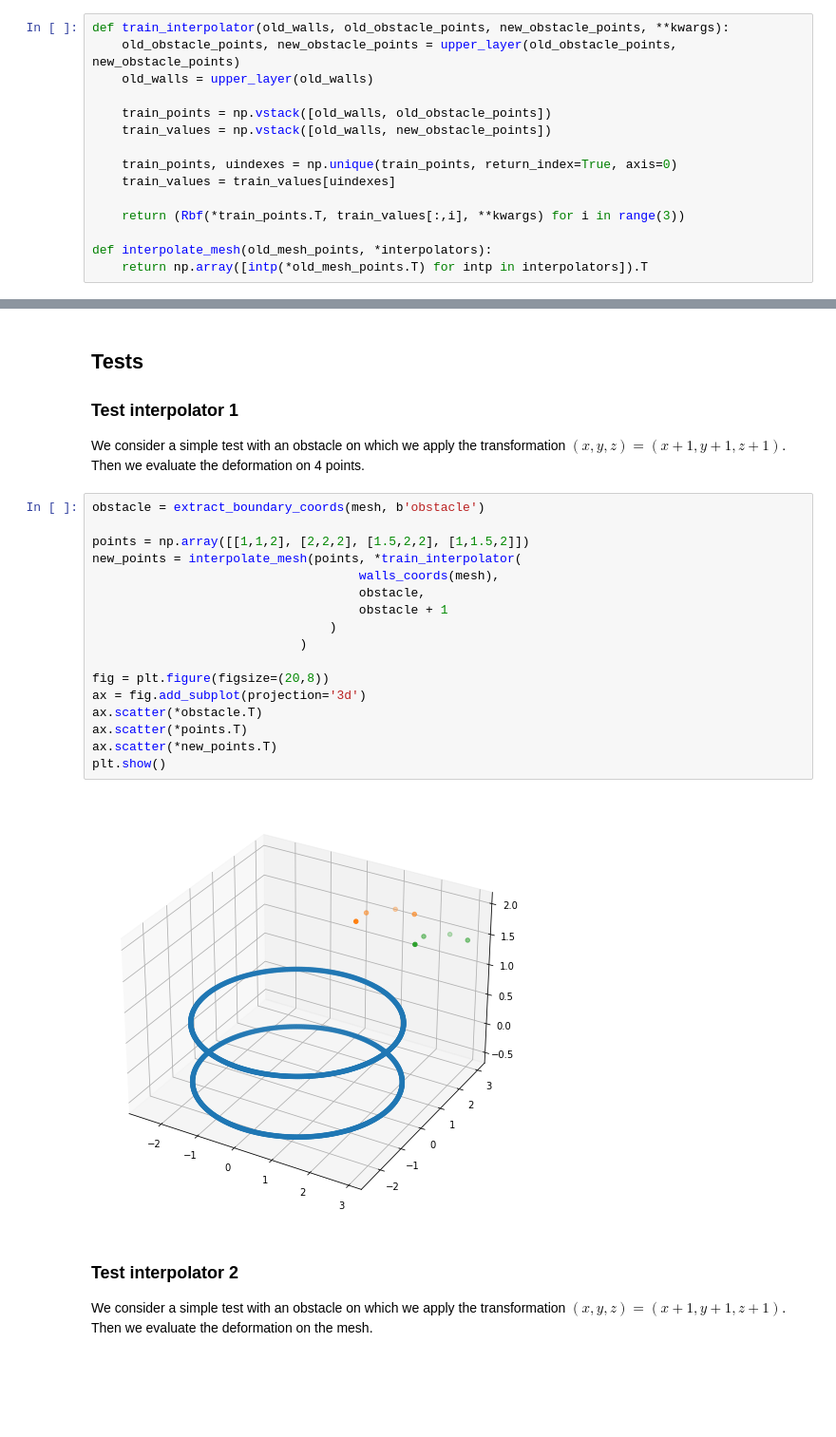
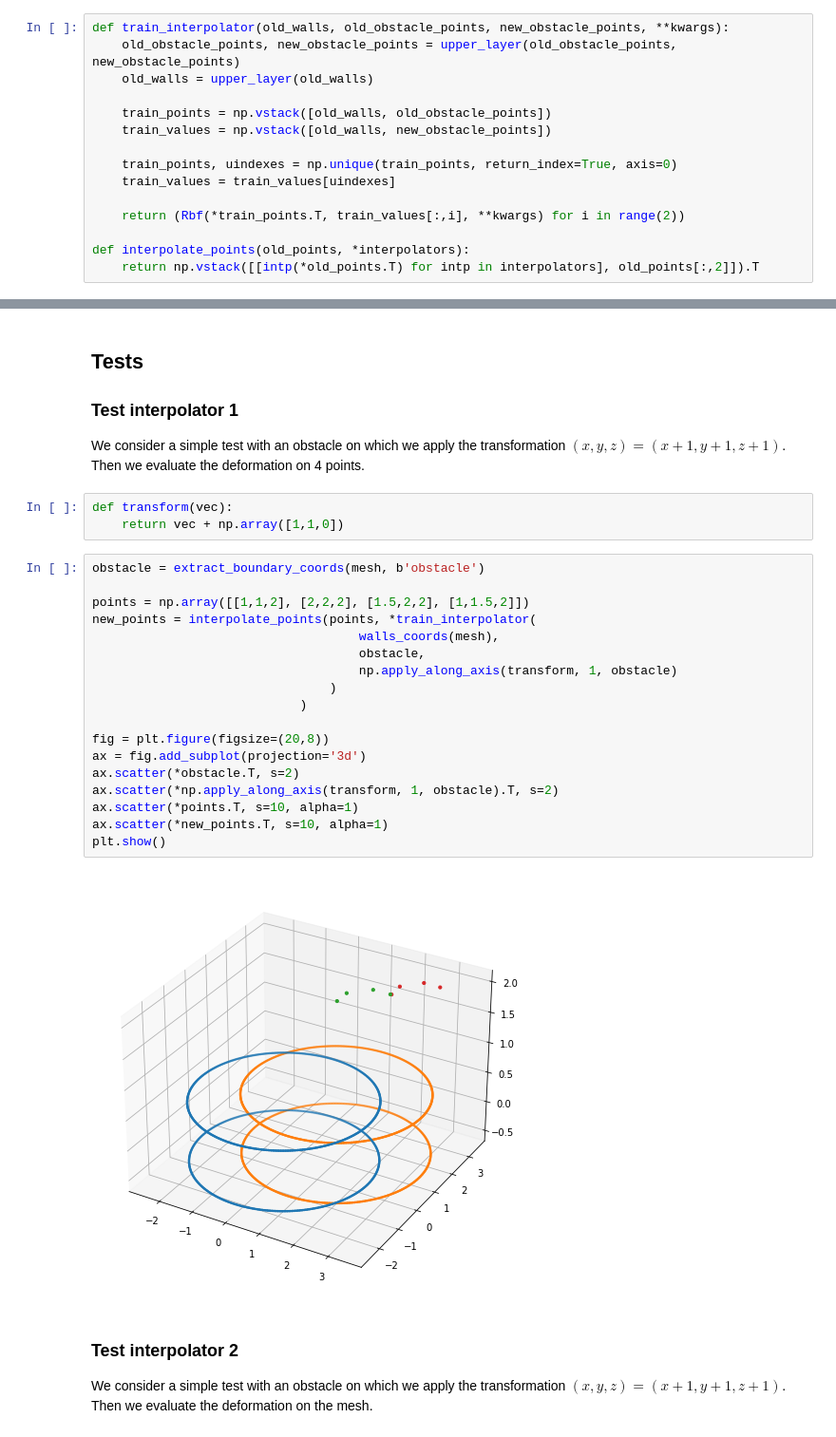
Before and after one commit to fAndreuzzi/mismesh, a Jupyter notebook: Notebook.ipynb, the cells around one changed output, grey strips where cells are left out. Shown at 95% size. Saved outputs shown, nothing was run; the diff lists cells and outputs as text; blank space fills up the shorter version.

```diff
--- a/Notebook.ipynb
+++ b/Notebook.ipynb
@@ -31,10 +31,10 @@ def train_interpolator(old_walls, old_obstacle_points, new_obstacle_points, **kw
     train_points, uindexes = np.unique(train_points, return_index=True, axis=0)
     train_values = train_values[uindexes]
 
-    return (Rbf(*train_points.T, train_values[:,i], **kwargs) for i in range(3))
+    return (Rbf(*train_points.T, train_values[:,i], **kwargs) for i in range(2))
 
-def interpolate_mesh(old_mesh_points, *interpolators):
-    return np.array([intp(*old_mesh_points.T) for intp in interpolators]).T
+def interpolate_points(old_points, *interpolators):
+    return np.vstack([[intp(*old_points.T) for intp in interpolators], old_points[:,2]]).T
 # %% [markdown]
 ## Extraction of mesh points
 # %%
@@ -85,25 +85,29 @@ plt.show()
 ## Tests
 ### Test interpolator 1
 We consider a simple test with an obstacle on which we apply the transformation $(x,y,z) = (x+1, y+1, z+1)$. Then we evaluate the deformation on 4 points.
+# %%
+def transform(vec):
+    return vec + np.array([1,1,0])
 # %%
 obstacle = extract_boundary_coords(mesh, b'obstacle')
 
 points = np.array([[1,1,2], [2,2,2], [1.5,2,2], [1,1.5,2]])
-new_points = interpolate_mesh(points, *train_interpolator(
+new_points = interpolate_points(points, *train_interpolator(
                                     walls_coords(mesh),
                                     obstacle,
-                                    obstacle + 1
+                                    np.apply_along_axis(transform, 1, obstacle)
                                 )
                             )
 
 fig = plt.figure(figsize=(20,8))
 ax = fig.add_subplot(projection='3d')
-ax.scatter(*obstacle.T)
-ax.scatter(*points.T)
-ax.scatter(*new_points.T)
+ax.scatter(*obstacle.T, s=2)
+ax.scatter(*np.apply_along_axis(transform, 1, obstacle).T, s=2)
+ax.scatter(*points.T, s=10, alpha=1)
+ax.scatter(*new_points.T, s=10, alpha=1)
 plt.show()
 # %% [output]
-[figure, old version]
+[figure, new version]
 # %% [markdown]
 ### Test interpolator 2
 We consider a simple test with an obstacle on which we apply the transformation $(x,y,z) = (x+1, y+1, z+1)$. Then we evaluate the deformation on the mesh.
```
Also changed, not shown: parts of 1 cell of this notebook.
